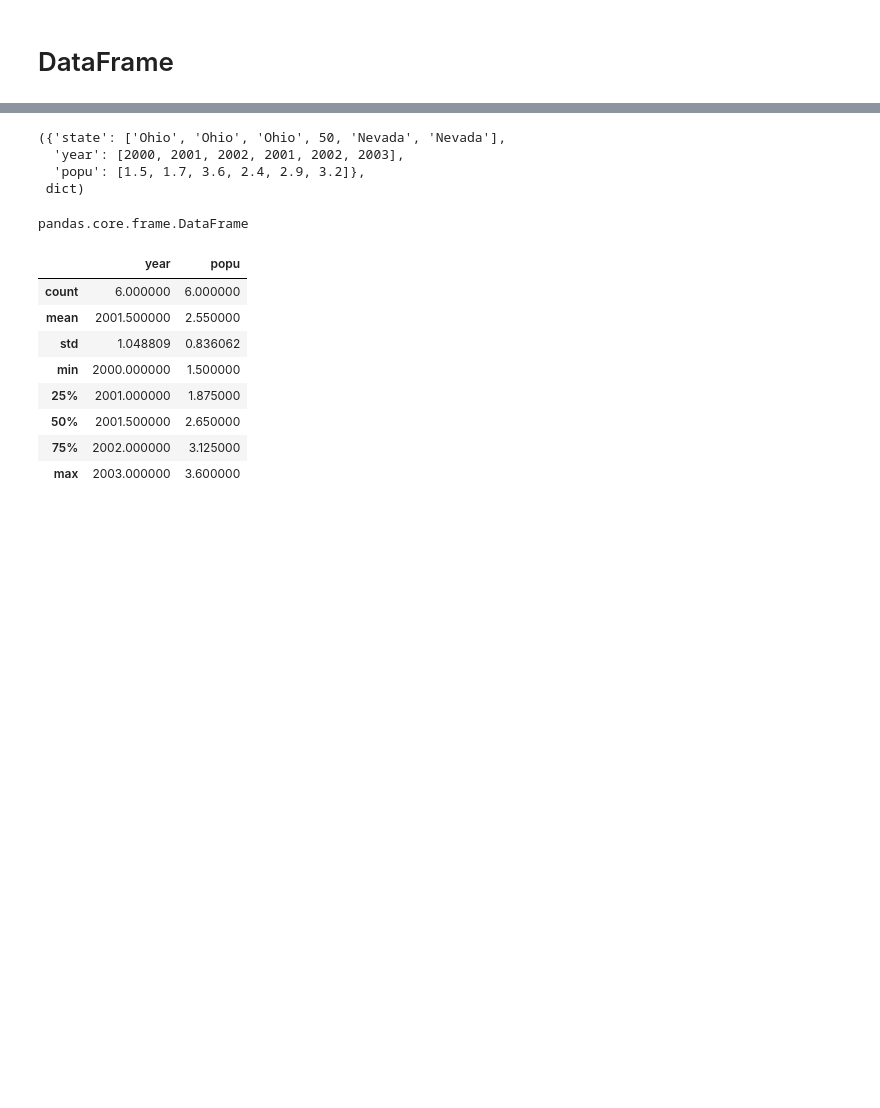
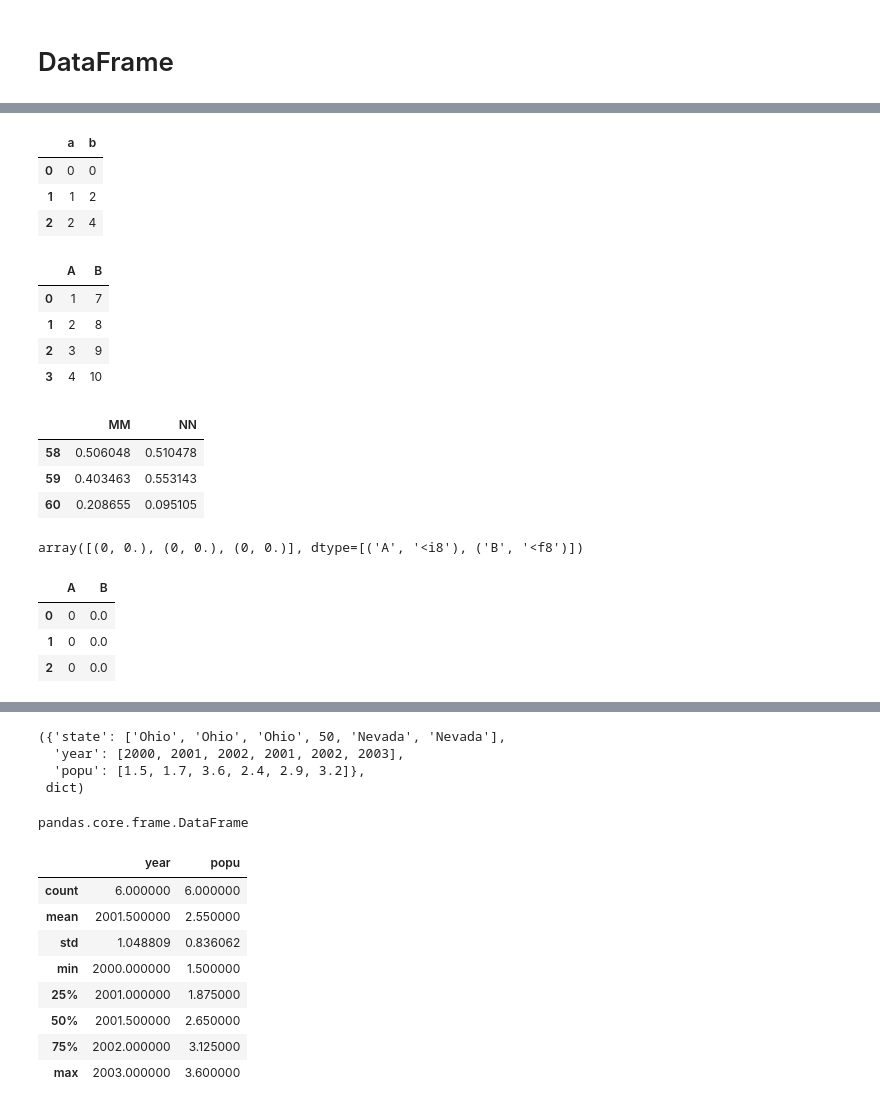
Before and after one commit to EnasVen/Python, a Jupyter notebook: Pandas/03_DataFrameBasics.ipynb, the cells around one changed output, grey strips where cells are left out. Saved outputs shown, nothing was run; the diff lists cells and outputs as text; code cells hidden in the pictures; blank space fills up the shorter version.

```diff
--- a/Pandas/03_DataFrameBasics.ipynb
+++ b/Pandas/03_DataFrameBasics.ipynb
@@ -10,0 +25,43 @@ import numpy as np
+# %%
+# dict的list物件
+# 注意pd會自動將key轉成col name
+x = [{'a':i,'b':2*i} for i in range(3)]
+pd.DataFrame(x)
+# %% [output]
+|  | a | b |
+| 0 | 0 | 0 |
+| 1 | 1 | 2 |
+| 2 | 2 | 4 |
+# %%
+# Series物件的dict
+x = pd.Series([1,2,3,4])
+y = pd.Series([7,8,9,10])
+pd.DataFrame({'A':x , 'B':y})
+# %% [output]
+|  | A | B |
+| 0 | 1 | 7 |
+| 1 | 2 | 8 |
+| 2 | 3 | 9 |
+| 3 | 4 | 10 |
+# %%
+# 2d-np array
+# 使用二維np array並指定col與index name
+pd.DataFrame(np.random.rand(3,2) , columns=['MM','NN'] , index= [58,59,60])
+# %% [output]
+|  | MM | NN |
+| 58 | 0.506048 | 0.510478 |
+| 59 | 0.403463 | 0.553143 |
+| 60 | 0.208655 | 0.095105 |
+# %%
+# np結構陣列
+A = np.zeros(3,dtype=[('A','i8') , ('B','f8')])
+A
+# %% [output]
+array([(0, 0.), (0, 0.), (0, 0.)], dtype=[('A', '<i8'), ('B', '<f8')])
+# %%
+pd.DataFrame(A)
+# %% [output]
+|  | A | B |
+| 0 | 0 | 0.0 |
+| 1 | 0 | 0.0 |
+| 2 | 0 | 0.0 |
```
Also changed, not shown: parts of 5 cells of this notebook, 2 other files.
